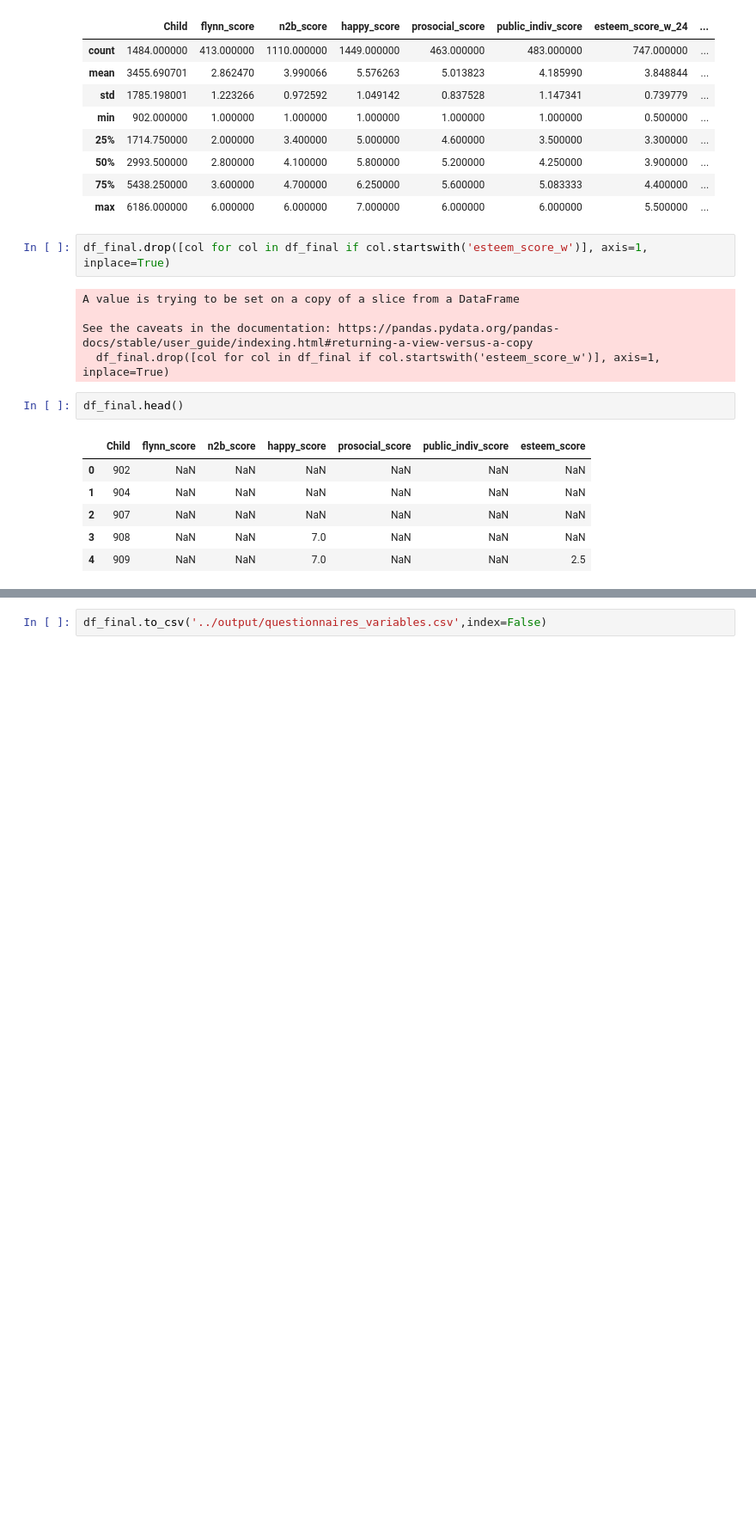
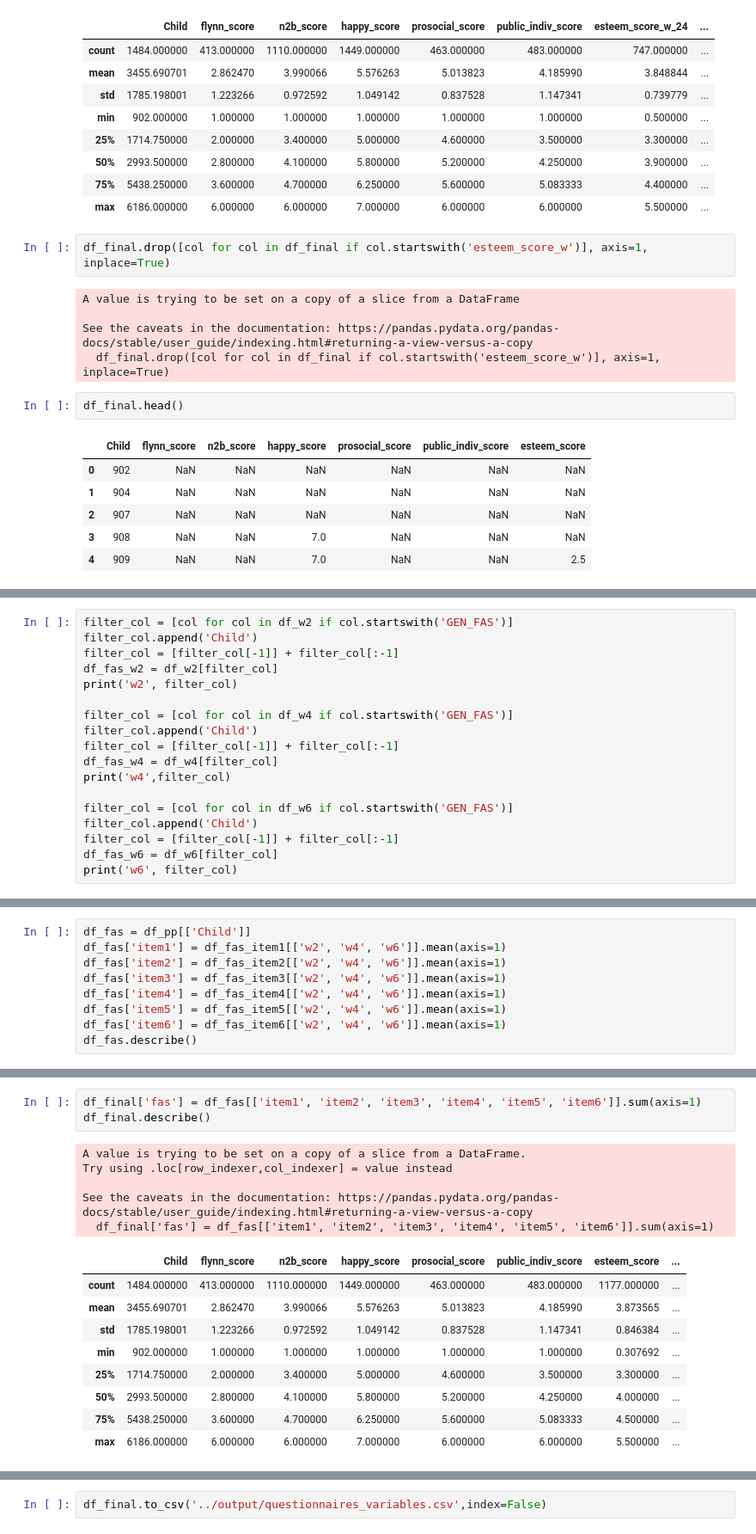
Before and after one commit to MovezNetwork/InfluencersPrediction, a Jupyter notebook: notebooks/EDA_Questionaires_Data.ipynb, the cells around one changed output, grey strips where cells are left out. Shown at 86% size. Saved outputs shown, nothing was run; the diff lists cells and outputs as text; blank space fills up the shorter version.

Commit message:
Update EDA_Questionaires_Data.ipynb
Added additional variables from questionnaire

```diff
--- a/notebooks/EDA_Questionaires_Data.ipynb
+++ b/notebooks/EDA_Questionaires_Data.ipynb
@@ -972,0 +975,18 @@ df_final.head()
+# %%
+filter_col = [col for col in df_w2 if col.startswith('GEN_FAS')]
+filter_col.append('Child')
+filter_col = [filter_col[-1]] + filter_col[:-1]
+df_fas_w2 = df_w2[filter_col]
+print('w2', filter_col)
+
+filter_col = [col for col in df_w4 if col.startswith('GEN_FAS')]
+filter_col.append('Child')
+filter_col = [filter_col[-1]] + filter_col[:-1]
+df_fas_w4 = df_w4[filter_col]
+print('w4',filter_col)
+
+filter_col = [col for col in df_w6 if col.startswith('GEN_FAS')]
+filter_col.append('Child')
+filter_col = [filter_col[-1]] + filter_col[:-1]
+df_fas_w6 = df_w6[filter_col]
+print('w6', filter_col)
@@ -972,0 +1051,9 @@ df_final.head()
+# %%
+df_fas = df_pp[['Child']]
+df_fas['item1'] = df_fas_item1[['w2', 'w4', 'w6']].mean(axis=1)
+df_fas['item2'] = df_fas_item2[['w2', 'w4', 'w6']].mean(axis=1)
+df_fas['item3'] = df_fas_item3[['w2', 'w4', 'w6']].mean(axis=1)
+df_fas['item4'] = df_fas_item4[['w2', 'w4', 'w6']].mean(axis=1)
+df_fas['item5'] = df_fas_item5[['w2', 'w4', 'w6']].mean(axis=1)
+df_fas['item6'] = df_fas_item6[['w2', 'w4', 'w6']].mean(axis=1)
+df_fas.describe()
@@ -972,0 +1087,18 @@ df_final.head()
+# %%
+df_final['fas'] = df_fas[['item1', 'item2', 'item3', 'item4', 'item5', 'item6']].sum(axis=1)
+df_final.describe()
+# %% [output]
+A value is trying to be set on a copy of a slice from a DataFrame.
+Try using .loc[row_indexer,col_indexer] = value instead
+
+See the caveats in the documentation: https://pandas.pydata.org/pandas-docs/stable/user_guide/indexing.html#returning-a-view-versus-a-copy
+  df_final['fas'] = df_fas[['item1', 'item2', 'item3', 'item4', 'item5', 'item6']].sum(axis=1)
+|  | Child | flynn_score | n2b_score | happy_score | prosocial_score | public_indiv_score | esteem_score | ... |
+| count | 1484.000000 | 413.000000 | 1110.000000 | 1449.000000 | 463.000000 | 483.000000 | 1177.000000 | ... |
+| mean | 3455.690701 | 2.862470 | 3.990066 | 5.576263 | 5.013823 | 4.185990 | 3.873565 | ... |
+| std | 1785.198001 | 1.223266 | 0.972592 | 1.049142 | 0.837528 | 1.147341 | 0.846384 | ... |
+| min | 902.000000 | 1.000000 | 1.000000 | 1.000000 | 1.000000 | 1.000000 | 0.307692 | ... |
+| 25% | 1714.750000 | 2.000000 | 3.400000 | 5.000000 | 4.600000 | 3.500000 | 3.300000 | ... |
+| 50% | 2993.500000 | 2.800000 | 4.100000 | 5.800000 | 5.200000 | 4.250000 | 4.000000 | ... |
+| 75% | 5438.250000 | 3.600000 | 4.700000 | 6.250000 | 5.600000 | 5.083333 | 4.500000 | ... |
+| max | 6186.000000 | 6.000000 | 6.000000 | 7.000000 | 6.000000 | 6.000000 | 5.500000 | ... |
```
Also changed, not shown: parts of 21 cells of this notebook.
